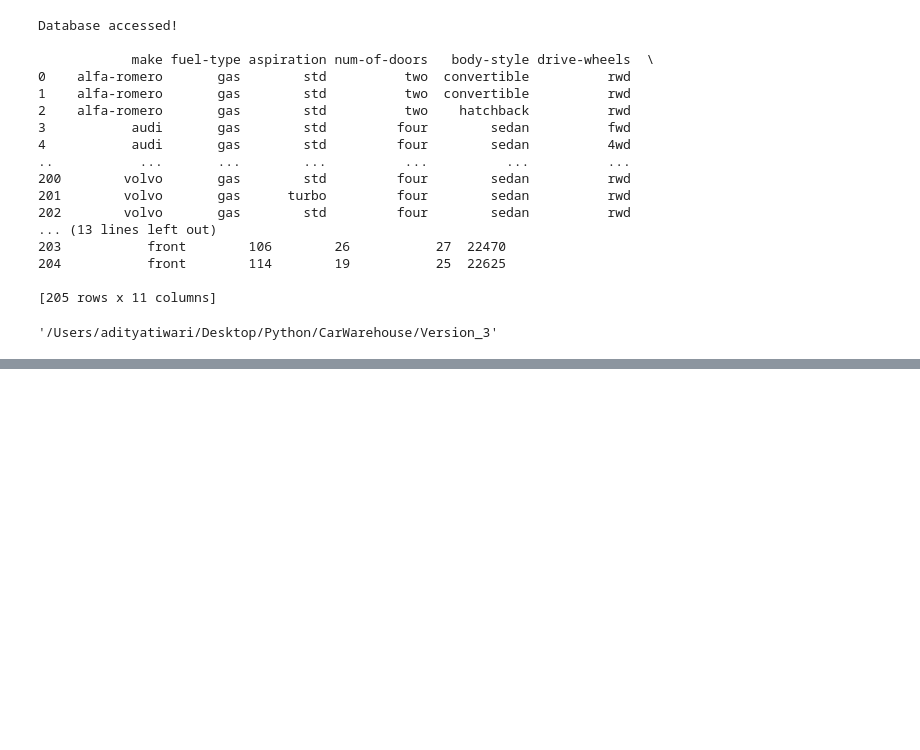
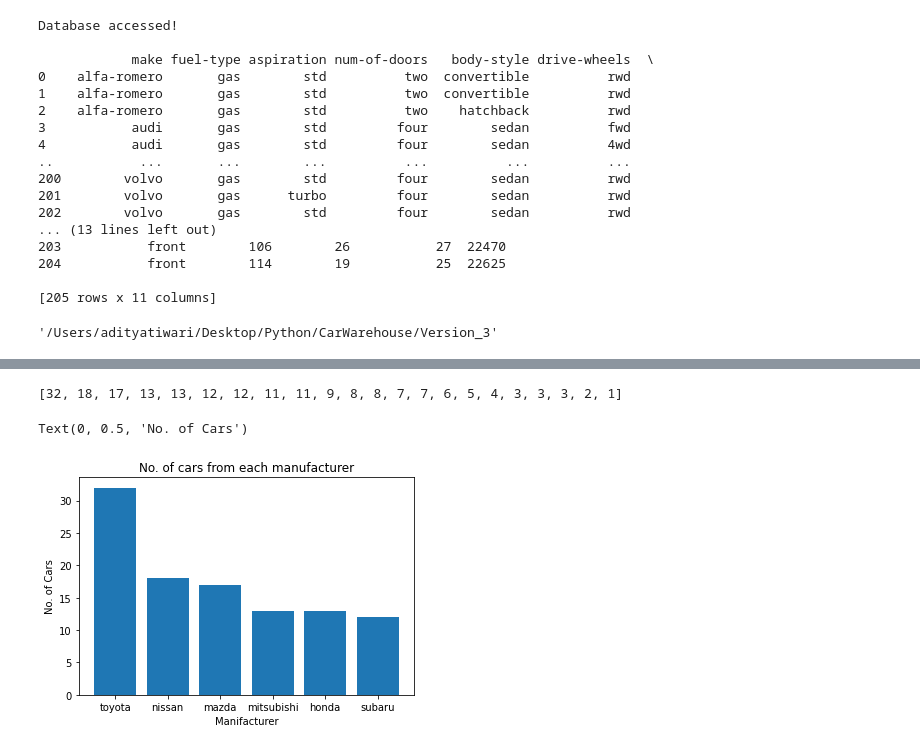
Before and after one commit to aditya1996/CarWarehouse, a Jupyter notebook: Version_3/testing.ipynb, the cells around one changed output, grey strips where cells are left out. Cells and saved outputs as stored; diff of their text form; code cells hidden in the pictures; blank space fills up the shorter version.

Commit message:
Added Matplot Lib

```diff
--- a/Version_3/testing.ipynb
+++ b/Version_3/testing.ipynb
@@ -73,7 +73,7 @@ conn.close()
 Database accessed!
 # %%
 import sqlite3
-conn = sqlite3.connect('cars.db')
+conn = sqlite3.connect('/Users/adityatiwari/Desktop/Python/CarWarehouse/Version_3/Database/cars.db')
 print("\nDatabase accessed!\n")
 
 sql_query = pd.read_sql_query(''' Select * from  Cars''',conn)
@@ -102,3 +102,5 @@ Database accessed!
 pwd
 # %% [output]
 '/Users/adityatiwari/Desktop/Python/CarWarehouse/Version_3'
+# %%
+car_cnt = df['make'].value_counts().to_dict()
@@ -104,0 +127,4 @@ pwd
+# %%
+for key,value in car_cnt.items():
+    print(key)
+    print(value)
@@ -104,0 +149,6 @@ pwd
+# %%
+car_manf = []
+no_cars = []
+for key, value in car_cnt.items():
+    car_manf.append(key)
+    no_cars.append(value)
@@ -104,0 +175,13 @@ pwd
+# %%
+no_cars
+# %% [output]
+[32, 18, 17, 13, 13, 12, 12, 11, 11, 9, 8, 8, 7, 7, 6, 5, 4, 3, 3, 3, 2, 1]
+# %%
+from matplotlib import pyplot as plt
+plt.bar(car_manf[:6],no_cars[:6])
+plt.title('No. of cars from each manufacturer')
+plt.xlabel('Manifacturer')
+plt.ylabel('No. of Cars')
+# %% [output]
+Text(0, 0.5, 'No. of Cars')
+[figure, added]
```
Also changed, not shown: parts of 5 cells of this notebook, 5 other files.
